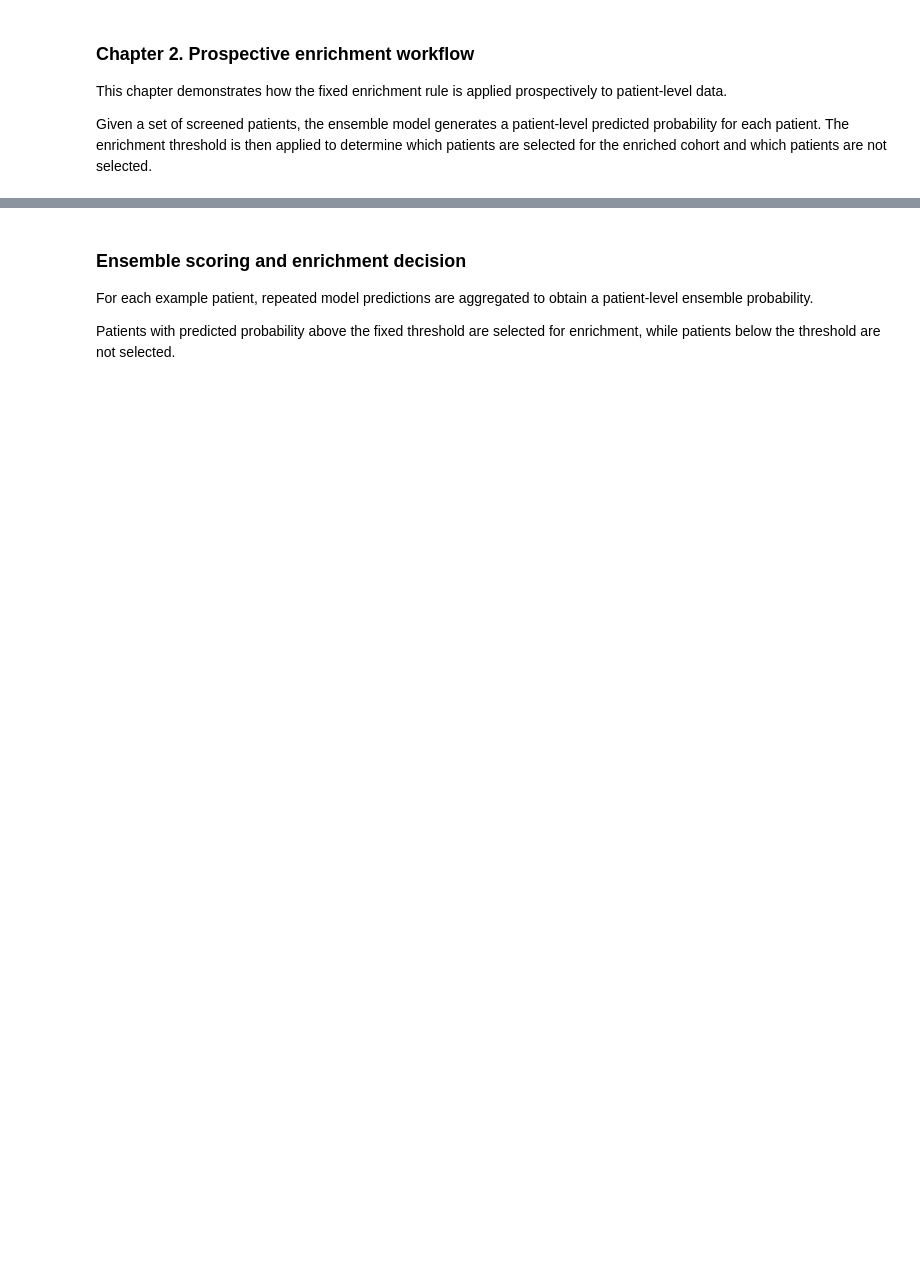
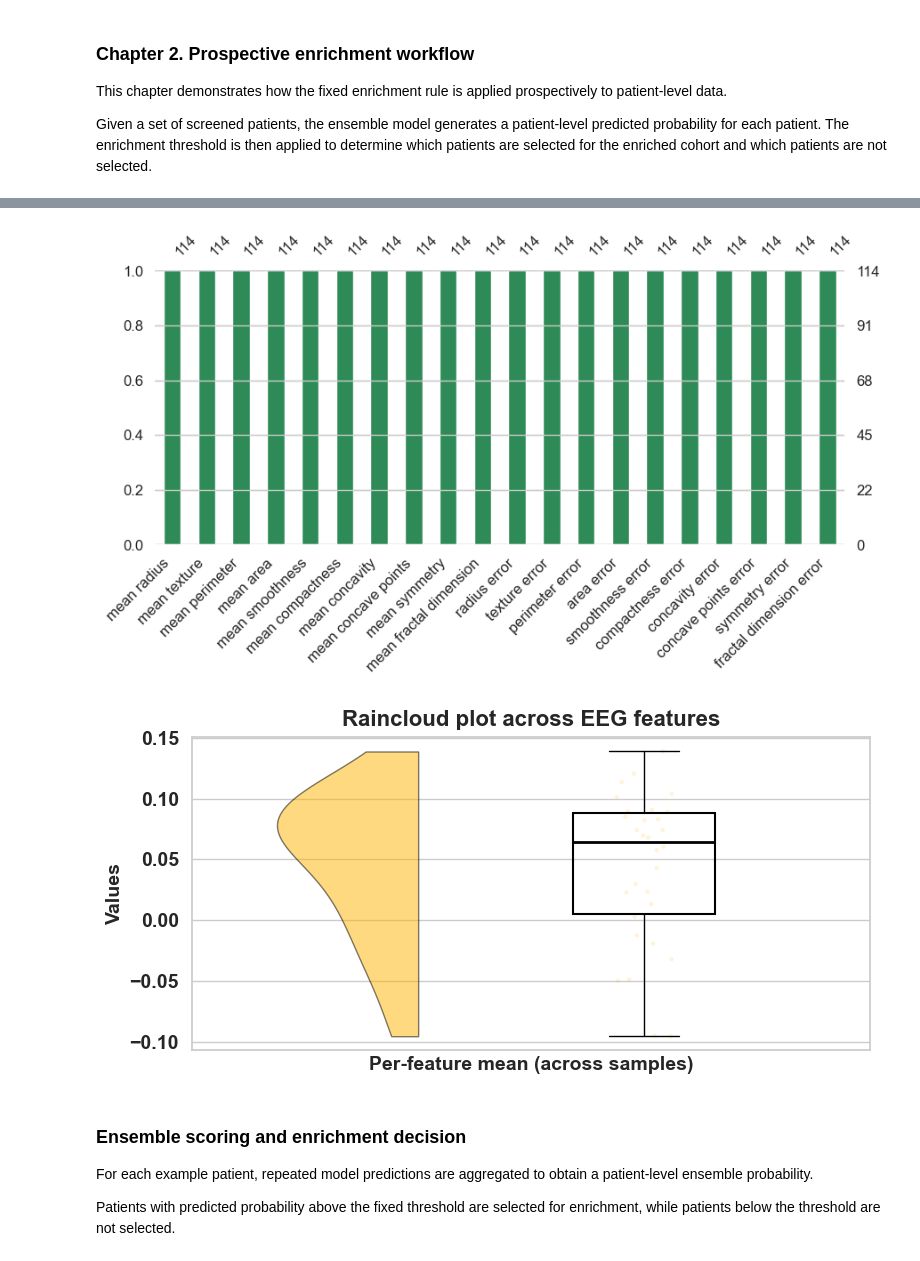
Before and after one commit to NehemiahZewde/AI_framework, a Jupyter notebook: tutorial/diagnostic_enrichment.ipynb, the cells around one changed output, grey strips where cells are left out. Drawn from its saved outputs; the diff is of its cells as text; code cells hidden in the pictures; blank space fills up the shorter version.

```diff
--- a/tutorial/diagnostic_enrichment.ipynb
+++ b/tutorial/diagnostic_enrichment.ipynb
@@ -447,3 +454,39 @@ model_data_dict = post.synthetic_data_validation(
+# %%
+# Load validation dataset
+path = 'tutorial/run_1/data'
+prefix = 'validation_dataset'
+bundle_ext = ut.load_prepared_dataset_bundle(output_dir=path, prefix=prefix, require=None,)
+
+
+# Apply fitted preprocessing from bundle_orig to bundle
+bundle = vld.preprocessing_transfer_pipeline(
+    bundle_orig=bundle_orig,
+    bundle=bundle_ext,
+    preproc_key="preproc",
+    require_scaler=True,
+)
+
+
+
+# After scaling: re-check
+# Quick overview per epoch/feature, first 20 features
+# Non-missing counts per feature, different style
+mdp.visualize_missingness(
+    X_raw=bundle['X_scaled'],
+    feature_names=bundle['feature_names'],
+    kind="bar",
+    max_features=20,
+    figsize=(10, 4),
+    fontsize=12,
+    color="seagreen",
+    sort="ascending",
+)
+
+summary_scaled = mdp.summarize_feature_matrix(bundle['X_scaled'], bundle['feature_names'])
+mdp.plot_feature_stat_raincloud(summary_scaled, stat="mean",  figsize=(8, 4), font_size=14, violin_half="right" )
+# %% [output]
+[figure, added]
+[figure, added]
 # %% [markdown]
 ### **Ensemble scoring** and enrichment decision
 For each example patient, repeated model predictions are aggregated to obtain a patient-level ensemble probability.
```
Also changed, not shown: parts of 15 cells of this notebook, 22 other files.
